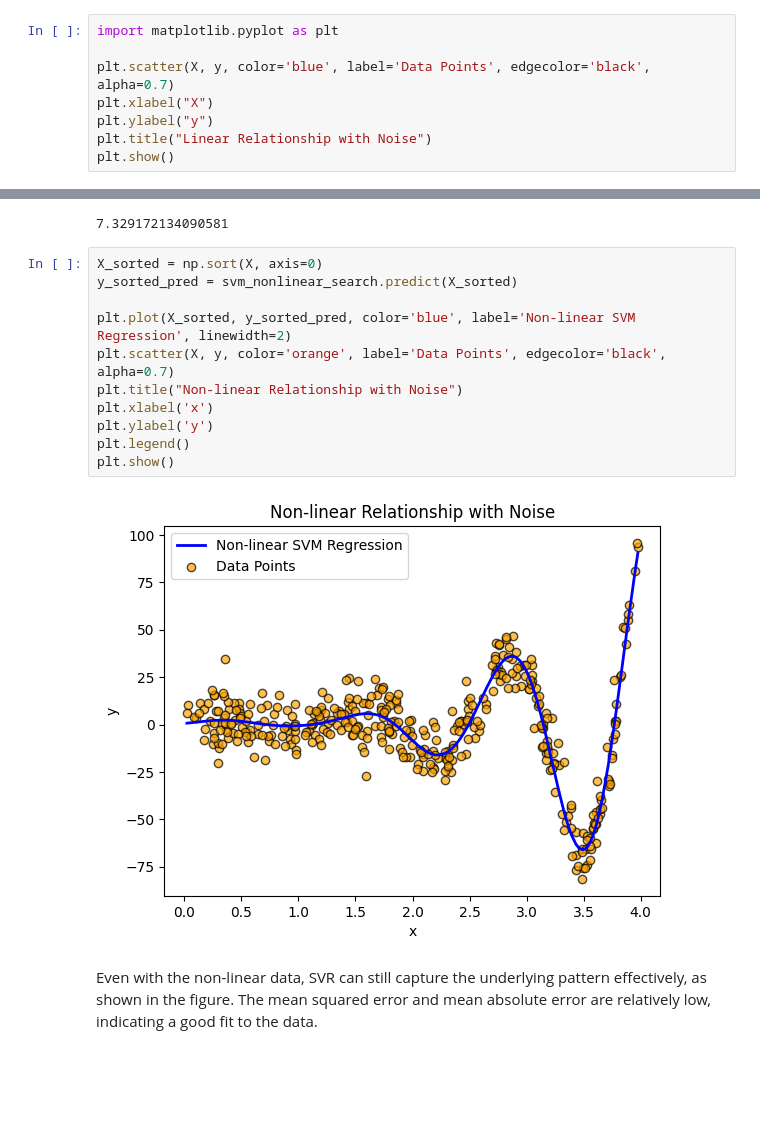
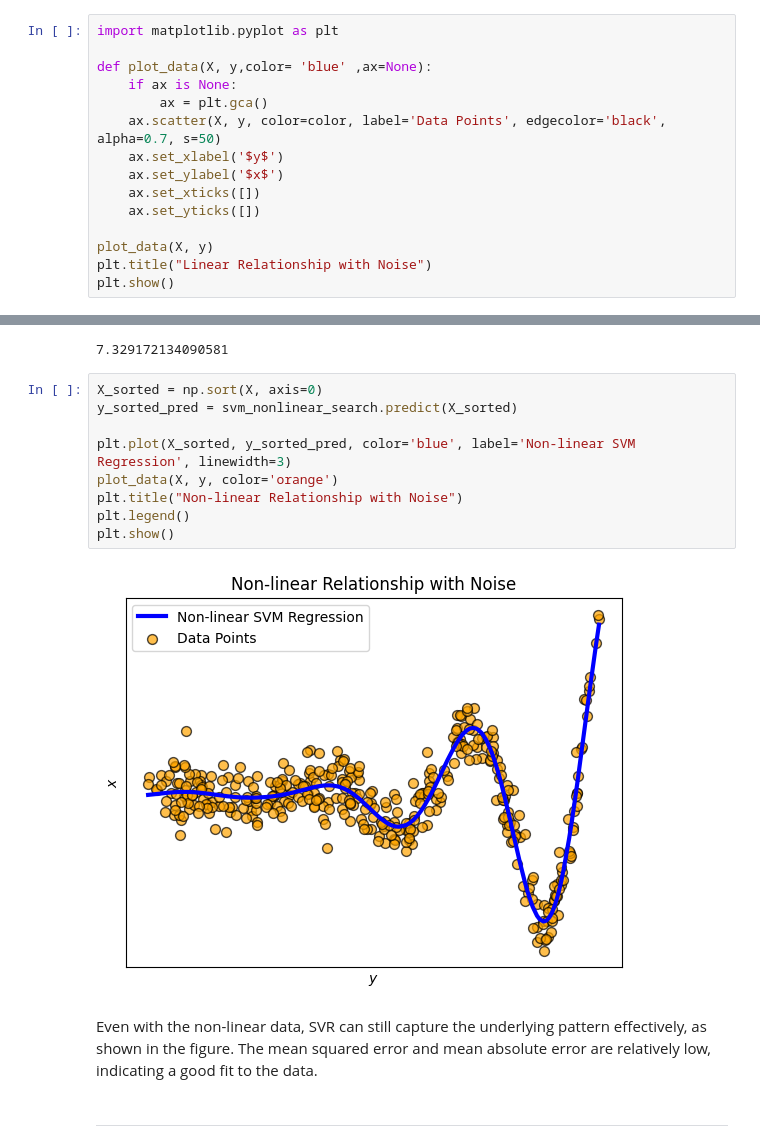
Before and after one commit to skcprr/machine-learning, a Jupyter notebook: support-vector-machines/svm_regression.ipynb, the cells around one changed output, grey strips where cells are left out. Cells and saved outputs as stored; diff of their text form; blank space fills up the shorter version.

```diff
--- a/support-vector-machines/svm_regression.ipynb
+++ b/support-vector-machines/svm_regression.ipynb
@@ -11,9 +11,16 @@ X, y = make_regression(n_samples=100, n_features=1, noise=20, random_state=622)
 # %%
 import matplotlib.pyplot as plt
 
-plt.scatter(X, y, color='blue', label='Data Points', edgecolor='black', alpha=0.7)
-plt.xlabel("X")
-plt.ylabel("y")
+def plot_data(X, y,color= 'blue' ,ax=None):
+    if ax is None:
+        ax = plt.gca()
+    ax.scatter(X, y, color=color, label='Data Points', edgecolor='black', alpha=0.7, s=50)
+    ax.set_xlabel('$y$')
+    ax.set_ylabel('$x$')
+    ax.set_xticks([])
+    ax.set_yticks([])
+
+plot_data(X, y)
 plt.title("Linear Relationship with Noise")
 plt.show()
 # %% [output]
@@ -249,15 +245,15 @@ mae
 # %%
 X_sorted = np.sort(X, axis=0)
 y_sorted_pred = svm_nonlinear_search.predict(X_sorted)
 
-plt.plot(X_sorted, y_sorted_pred, color='blue', label='Non-linear SVM Regression', linewidth=2)
-plt.scatter(X, y, color='orange', label='Data Points', edgecolor='black', alpha=0.7)
+plt.plot(X_sorted, y_sorted_pred, color='blue', label='Non-linear SVM Regression', linewidth=3)
+plot_data(X, y, color='orange')
 plt.title("Non-linear Relationship with Noise")
-plt.xlabel('x')
-plt.ylabel('y')
 plt.legend()
 plt.show()
 # %% [output]
-[figure, old version]
+[figure, new version]
 # %% [markdown]
 Even with the non-linear data, SVR can still capture the underlying pattern effectively, as shown in the figure. The mean squared error and mean absolute error are relatively low, indicating a good fit to the data.
+# %% [markdown]
+---
```
Also changed, not shown: parts of 6 cells of this notebook, 2 other files.
